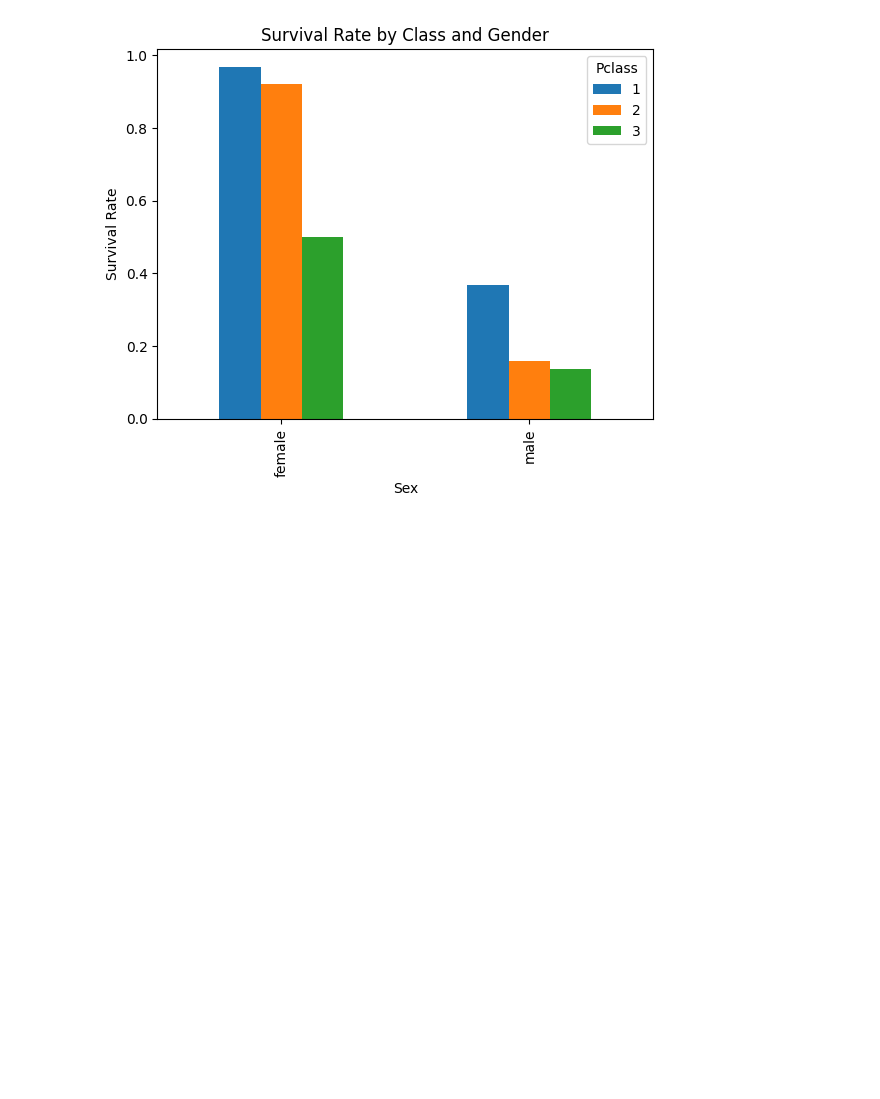
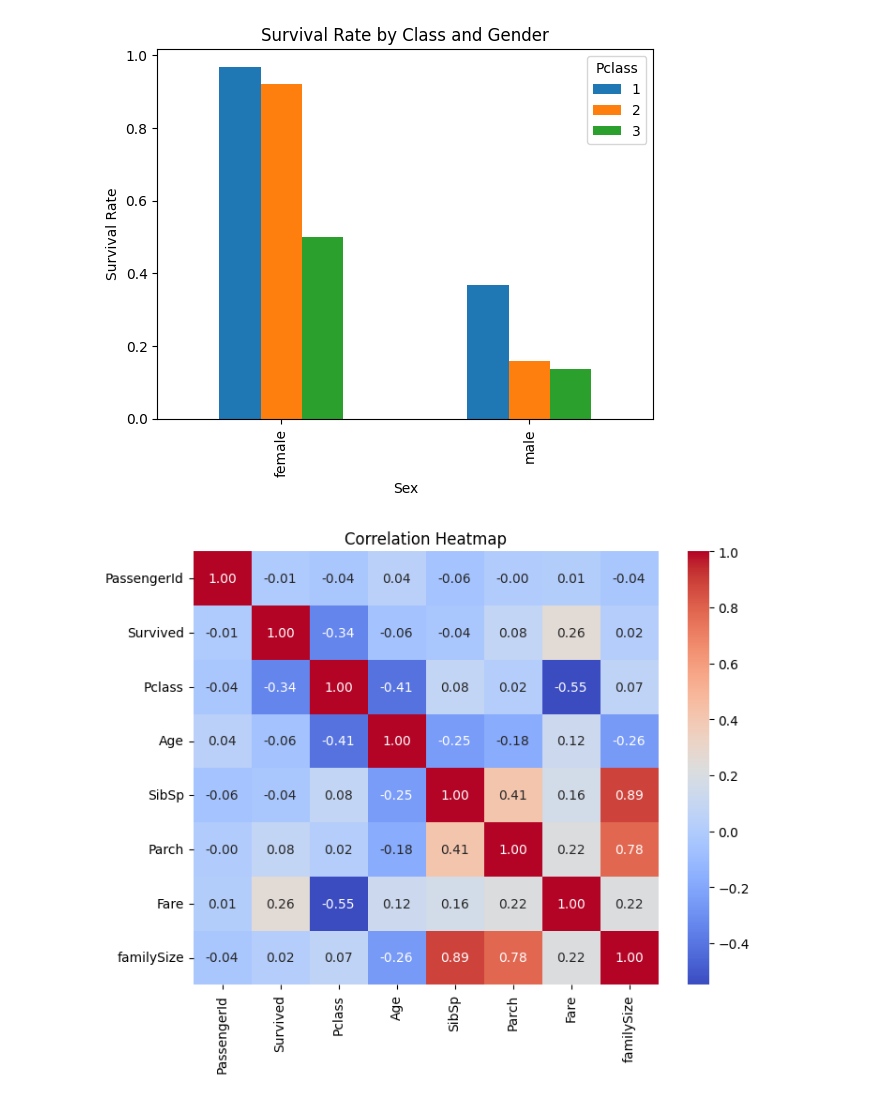
Before and after one commit to Arian-Vaezi/titanic-pandas-analysis, a Jupyter notebook: notebooks/01_exploration.ipynb, the cells around one changed output. Saved outputs shown, nothing was run; the diff lists cells and outputs as text; code cells hidden in the pictures; blank space fills up the shorter version.

```diff
--- a/notebooks/01_exploration.ipynb
+++ b/notebooks/01_exploration.ipynb
@@ -112,0 +124,7 @@ Name: proportion, dtype: float64
+# %%
+bins=[0,12,19,59,120]
+labels=['child','teen','Adult','Senior']
+
+df['AgeGroup']=pd.cut(df['Age'],bins=bins,labels=labels,right=True)
+df.sample(6)
+df.groupby('AgeGroup')['Survived'].mean()
@@ -112,0 +149,3 @@ Name: proportion, dtype: float64
+# %%
+df["familySize"]=df['SibSp']+df["Parch"]+1
+df.groupby('familySize')["Survived"].mean()
@@ -190,3 +283,13 @@ plt.ylabel("Survival Rate")
 plt.show()
 # %% [output]
 [figure]
+# %%
+import seaborn as sns
+import matplotlib.pyplot as plt
+
+plt.figure(figsize=(8,6))
+sns.heatmap(df.corr(numeric_only=True), annot=True, cmap="coolwarm", fmt=".2f")
+plt.title("Correlation Heatmap")
+plt.show()
+# %% [output]
+[figure, added]
```
Also changed, not shown: parts of 15 cells of this notebook.
